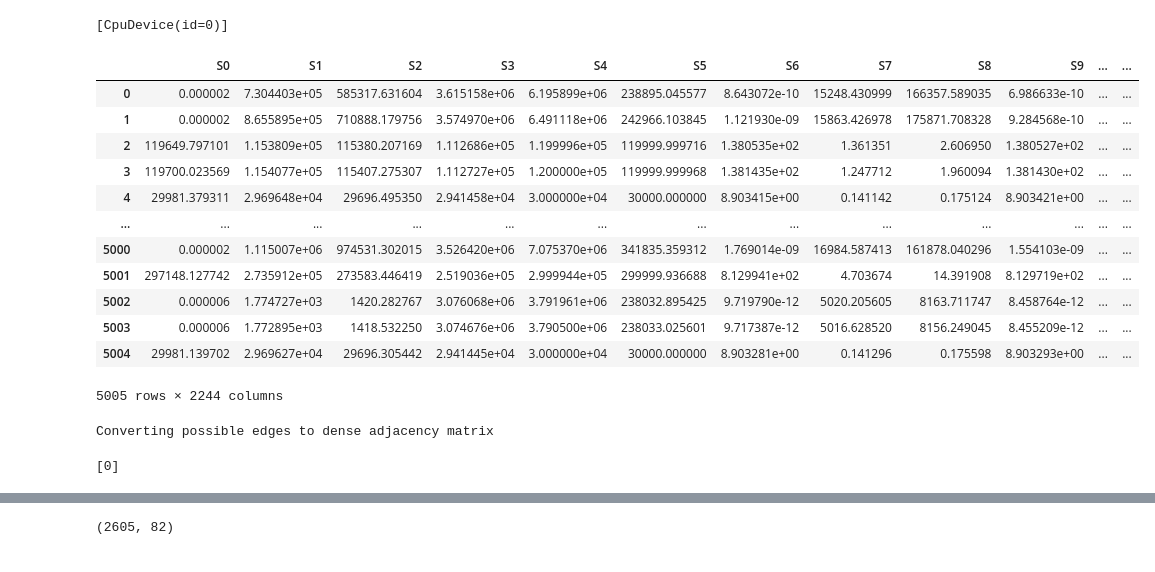
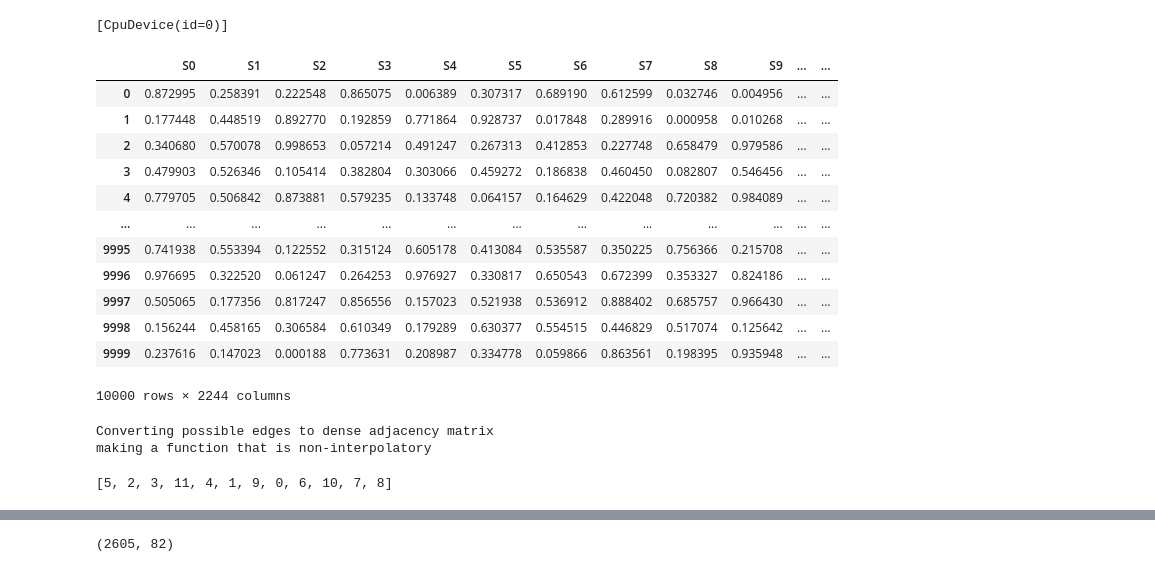
Before and after one commit to TheoBourdais/ComputationalHypergraphDiscovery, a Jupyter notebook: process big chemical reaction uniform data.ipynb, the cells around one changed output, grey strips where cells are left out. Drawn from its saved outputs; the diff is of its cells as text; code cells hidden in the pictures.

```diff
--- a/process big chemical reaction uniform data.ipynb
+++ b/process big chemical reaction uniform data.ipynb
@@ -21,28 +21,28 @@ import jax.numpy as np
 # %%
 additional=10
 
-df=pd.read_csv('./BCR.csv')
+df=pd.read_csv('./BCR_uniform.csv')
 df=df[df.columns[df.std(axis=0)!=0]]
 relabel={n:n.replace('\\','/') for n in df.columns}
 df.columns=[n.replace('\\','/') for n in df.columns]
 cut=2400
 df_train=df[:cut]
 df_test=df[cut:]
 df
 # %% [output]
 |  | S0 | S1 | S2 | S3 | S4 | S5 | S6 | S7 | S8 | S9 | ... | ... |
-| 0 | 0.000002 | 7.304403e+05 | 585317.631604 | 3.615158e+06 | 6.195899e+06 | 238895.045577 | 8.643072e-10 | 15248.430999 | 166357.589035 | 6.986633e-10 | ... | ... |
-| 1 | 0.000002 | 8.655895e+05 | 710888.179756 | 3.574970e+06 | 6.491118e+06 | 242966.103845 | 1.121930e-09 | 15863.426978 | 175871.708328 | 9.284568e-10 | ... | ... |
-| 2 | 119649.797101 | 1.153809e+05 | 115380.207169 | 1.112686e+05 | 1.199996e+05 | 119999.999716 | 1.380535e+02 | 1.361351 | 2.606950 | 1.380527e+02 | ... | ... |
-| 3 | 119700.023569 | 1.154077e+05 | 115407.275307 | 1.112727e+05 | 1.200000e+05 | 119999.999968 | 1.381435e+02 | 1.247712 | 1.960094 | 1.381430e+02 | ... | ... |
-| 4 | 29981.379311 | 2.969648e+04 | 29696.495350 | 2.941458e+04 | 3.000000e+04 | 30000.000000 | 8.903415e+00 | 0.141142 | 0.175124 | 8.903421e+00 | ... | ... |
+| 0 | 0.872995 | 0.258391 | 0.222548 | 0.865075 | 0.006389 | 0.307317 | 0.689190 | 0.612599 | 0.032746 | 0.004956 | ... | ... |
+| 1 | 0.177448 | 0.448519 | 0.892770 | 0.192859 | 0.771864 | 0.928737 | 0.017848 | 0.289916 | 0.000958 | 0.010268 | ... | ... |
+| 2 | 0.340680 | 0.570078 | 0.998653 | 0.057214 | 0.491247 | 0.267313 | 0.412853 | 0.227748 | 0.658479 | 0.979586 | ... | ... |
+| 3 | 0.479903 | 0.526346 | 0.105414 | 0.382804 | 0.303066 | 0.459272 | 0.186838 | 0.460450 | 0.082807 | 0.546456 | ... | ... |
+| 4 | 0.779705 | 0.506842 | 0.873881 | 0.579235 | 0.133748 | 0.064157 | 0.164629 | 0.422048 | 0.720382 | 0.984089 | ... | ... |
 | ... | ... | ... | ... | ... | ... | ... | ... | ... | ... | ... | ... | ... |
-| 5000 | 0.000002 | 1.115007e+06 | 974531.302015 | 3.526420e+06 | 7.075370e+06 | 341835.359312 | 1.769014e-09 | 16984.587413 | 161878.040296 | 1.554103e-09 | ... | ... |
-| 5001 | 297148.127742 | 2.735912e+05 | 273583.446419 | 2.519036e+05 | 2.999944e+05 | 299999.936688 | 8.129941e+02 | 4.703674 | 14.391908 | 8.129719e+02 | ... | ... |
-| 5002 | 0.000006 | 1.774727e+03 | 1420.282767 | 3.076068e+06 | 3.791961e+06 | 238032.895425 | 9.719790e-12 | 5020.205605 | 8163.711747 | 8.458764e-12 | ... | ... |
-| 5003 | 0.000006 | 1.772895e+03 | 1418.532250 | 3.074676e+06 | 3.790500e+06 | 238033.025601 | 9.717387e-12 | 5016.628520 | 8156.249045 | 8.455209e-12 | ... | ... |
-| 5004 | 29981.139702 | 2.969627e+04 | 29696.305442 | 2.941445e+04 | 3.000000e+04 | 30000.000000 | 8.903281e+00 | 0.141296 | 0.175598 | 8.903293e+00 | ... | ... |
+| 9995 | 0.741938 | 0.553394 | 0.122552 | 0.315124 | 0.605178 | 0.413084 | 0.535587 | 0.350225 | 0.756366 | 0.215708 | ... | ... |
+| 9996 | 0.976695 | 0.322520 | 0.061247 | 0.264253 | 0.976927 | 0.330817 | 0.650543 | 0.672399 | 0.353327 | 0.824186 | ... | ... |
+| 9997 | 0.505065 | 0.177356 | 0.817247 | 0.856556 | 0.157023 | 0.521938 | 0.536912 | 0.888402 | 0.685757 | 0.966430 | ... | ... |
+| 9998 | 0.156244 | 0.458165 | 0.306584 | 0.610349 | 0.179289 | 0.630377 | 0.554515 | 0.446829 | 0.517074 | 0.125642 | ... | ... |
+| 9999 | 0.237616 | 0.147023 | 0.000188 | 0.773631 | 0.208987 | 0.334778 | 0.059866 | 0.863561 | 0.198395 | 0.935948 | ... | ... |
-5005 rows × 2244 columns
+10000 rows × 2244 columns
 # %%
 possible_edges=nx.DiGraph()
 edges=[]
@@ -58,6 +58,7 @@ possible_edges.add_edges_from(edges)
 graph_discovery=CHD.GraphDiscovery.from_dataframe(df_train,normalize=True,possible_edges=possible_edges,kernels=[CHD.Modes.QuadraticMode(memory_efficient_required=True)],gamma_min=1e-9)
 # %% [output]
 Converting possible edges to dense adjacency matrix
+making a function that is non-interpolatory
 # %%
 import glob
 
@@ -65,7 +66,7 @@ graphs = [pickle.load(open(path, "rb")) for path in tqdm(glob.glob('./results/*.
 graphs = [nx.relabel_nodes(graph, relabel) for graph in graphs]
 # %%
-indexes_treated=[path.split('/')[-1][:-4].split('_')[-1] for path in glob.glob('./results/*.pkl')]
+indexes_treated=[path.split('/')[-1][:-4].split('_')[-1] for path in glob.glob('./results_all_uniform_BCR/*.pkl')]
 indexes_treated=[int(index) for index in indexes_treated]
 indexes_treated
 # %% [output]
-[0]
+[5, 2, 3, 11, 4, 1, 9, 0, 6, 10, 7, 8]
```
Also changed, not shown: parts of 22 cells of this notebook, 3 other files.
